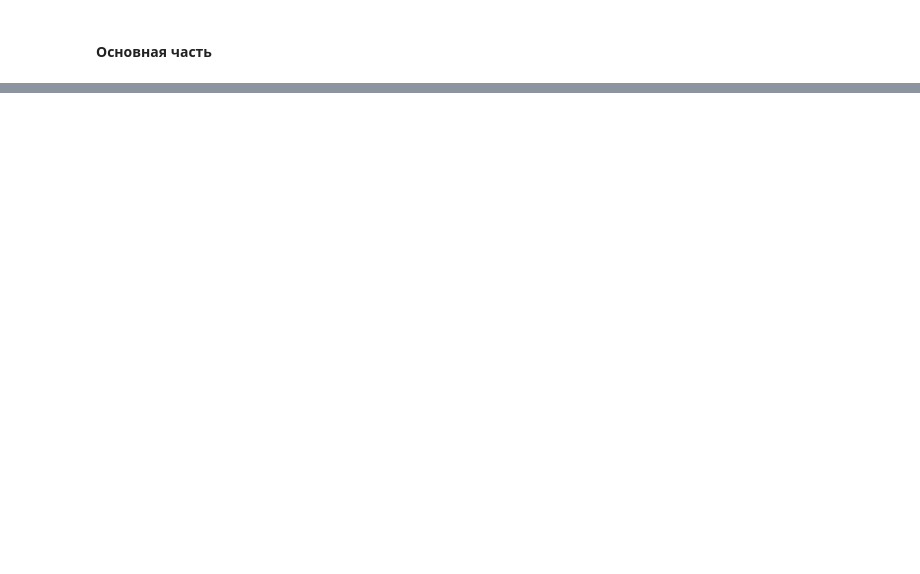
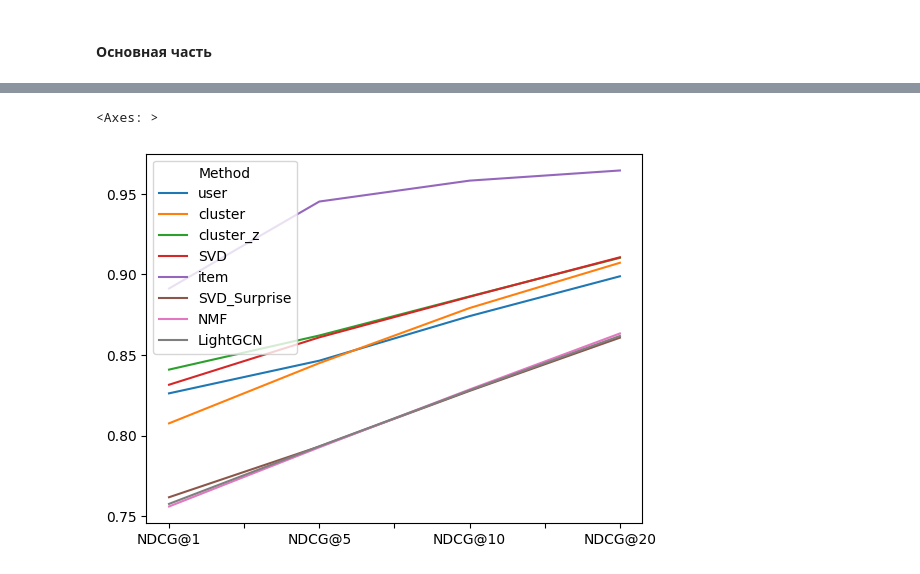
Before and after one commit to romanroff/ITMO_subjects, a Jupyter notebook: RecSys/lab_4_Bashirov.ipynb, the cells around one changed output, grey strips where cells are left out. Cells and saved outputs as stored; diff of their text form; code cells hidden in the pictures; blank space fills up the shorter version.

```diff
--- a/RecSys/lab_4_Bashirov.ipynb
+++ b/RecSys/lab_4_Bashirov.ipynb
@@ -415,0 +557,19 @@ KeyboardInterrupt:
+# %%
+all_user_ids = np.arange(len(df['userId'].unique()))
+all_item_ids = np.arange(len(df['movieId'].unique()))
+
+# Сделать предсказания для всех пар пользователь-фильм
+predictions_NMF = np.full((len(all_user_ids), len(all_item_ids)), np.nan)
+predictions_LightGCN = np.full((len(all_user_ids), len(all_item_ids)), np.nan)
+
+for user_id in tqdm(all_user_ids):
+    for item_id in all_item_ids:  # Перебираем все фильмы
+        try:
+            pred_NMF = model_NMF.score(user_id, item_id)  # Предсказание для каждого фильма
+            predictions_NMF[user_id, item_id] = pred_NMF
+            pred_LightGCN = model_LightGCN.score(user_id, item_id)  # Предсказание для каждого фильма
+            predictions_LightGCN[user_id, item_id] = pred_LightGCN
+        except Exception as e:
+            continue
+# %%
+cornac_metrics = counting_metrics(R_train, R_test, [pd.DataFrame(predictions_NMF), pd.DataFrame(predictions_LightGCN)], ['NMF', 'LightGCN'])
@@ -415,0 +579,4 @@ KeyboardInterrupt:
+# %%
+metrics_all = pd.concat([metrics, metrics2, surprise_metrics, cornac_metrics], ignore_index=True)
+# %%
+metrics_all.set_index('Method')[['MAP@1', 'MAP@5', 'MAP@10', 'MAP@20']].T.plot()
@@ -415,0 +586,5 @@ KeyboardInterrupt:
+# %%
+metrics_all.set_index('Method')[['NDCG@1', 'NDCG@5', 'NDCG@10', 'NDCG@20']].T.plot()
+# %% [output]
+<Axes: >
+[figure, added]
```
Also changed, not shown: parts of 24 cells of this notebook.
